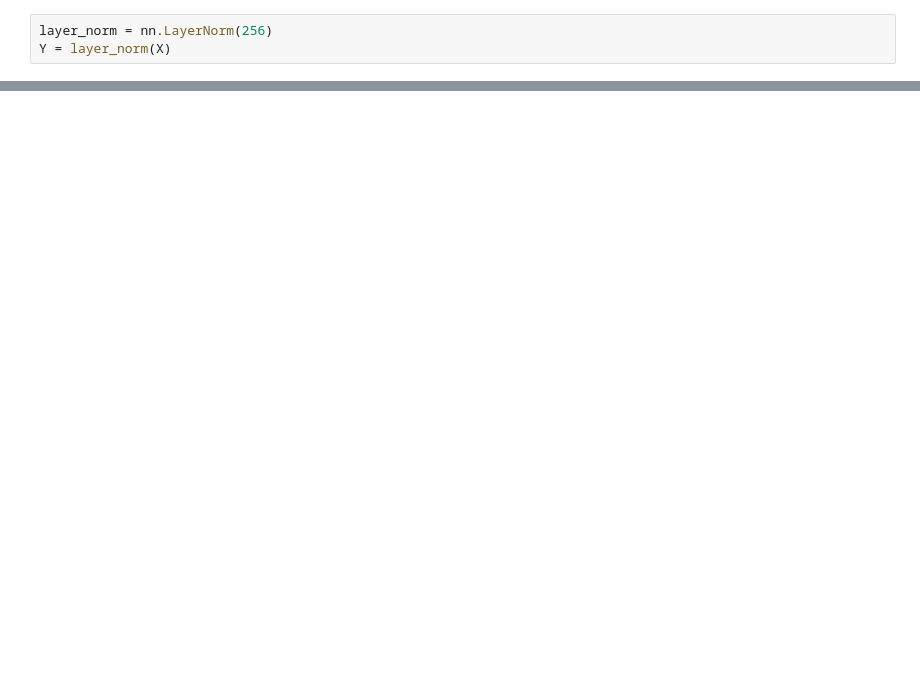
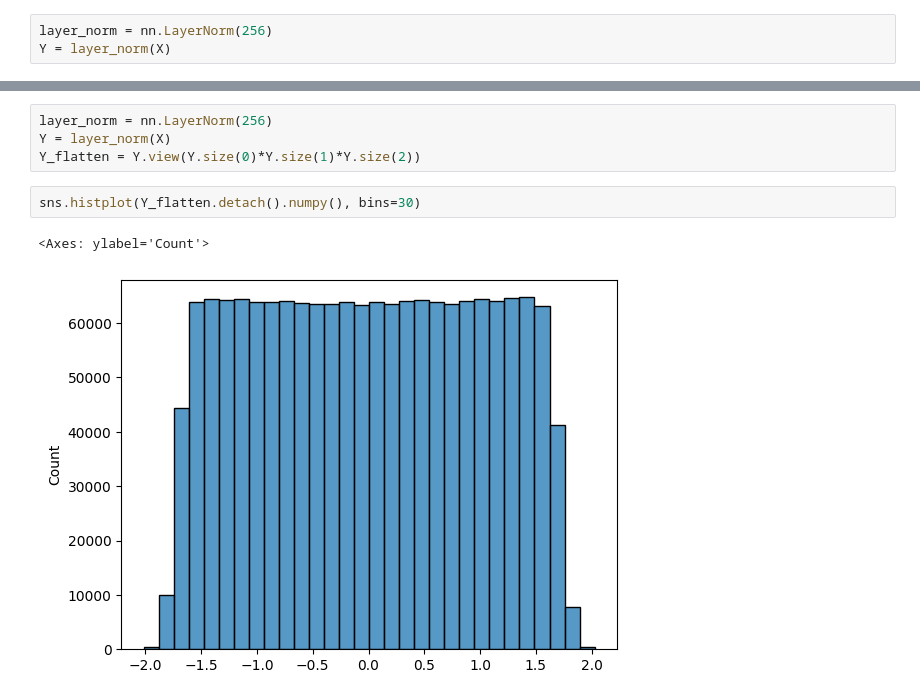
Before and after one commit to bzerroug/transformers-implementation, a Jupyter notebook: feed_forward_and_norm.ipynb, the cells around one changed output, grey strips where cells are left out. Saved outputs shown, nothing was run; the diff lists cells and outputs as text; blank space fills up the shorter version.

```diff
--- a/feed_forward_and_norm.ipynb
+++ b/feed_forward_and_norm.ipynb
@@ -34,0 +135,9 @@ tensor(2.3842e-07)
+# %%
+layer_norm = nn.LayerNorm(256)
+Y = layer_norm(X)
+Y_flatten = Y.view(Y.size(0)*Y.size(1)*Y.size(2))
+# %%
+sns.histplot(Y_flatten.detach().numpy(), bins=30)
+# %% [output]
+<Axes: ylabel='Count'>
+[figure, added]
```
Also changed, not shown: parts of 18 cells of this notebook, 2 other files.
